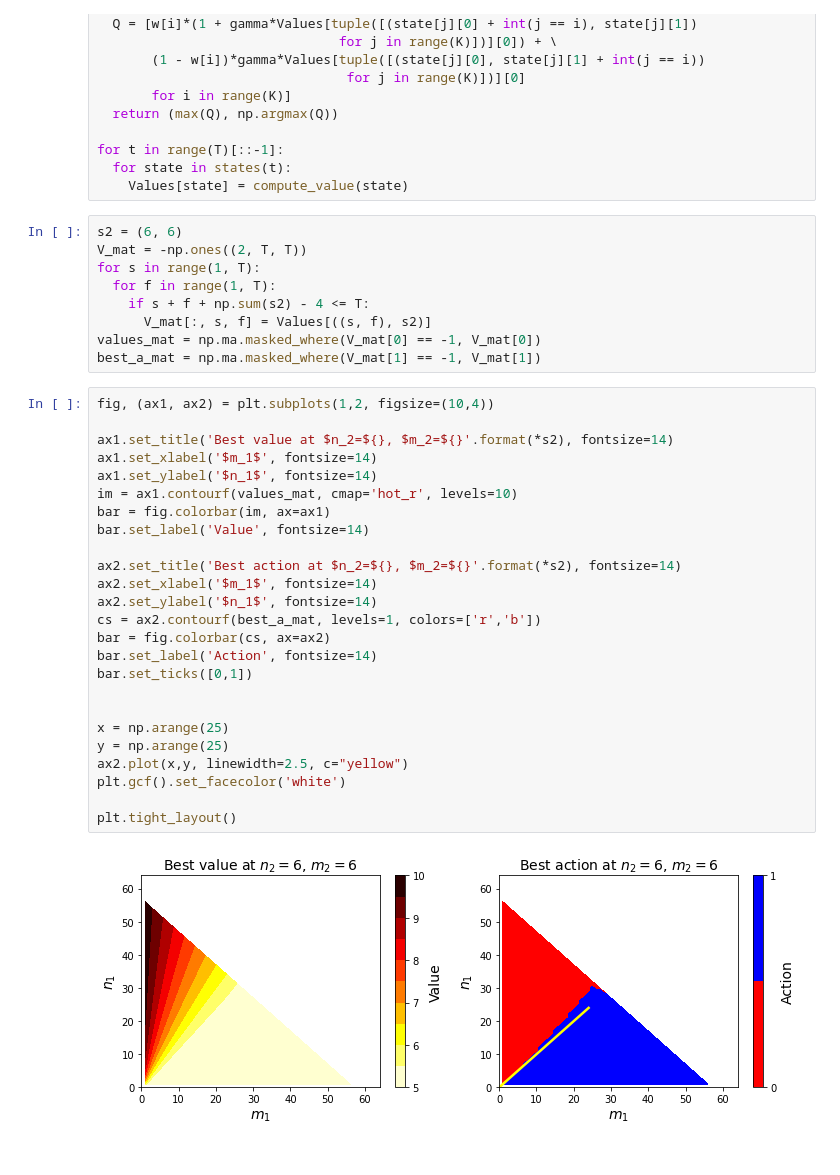
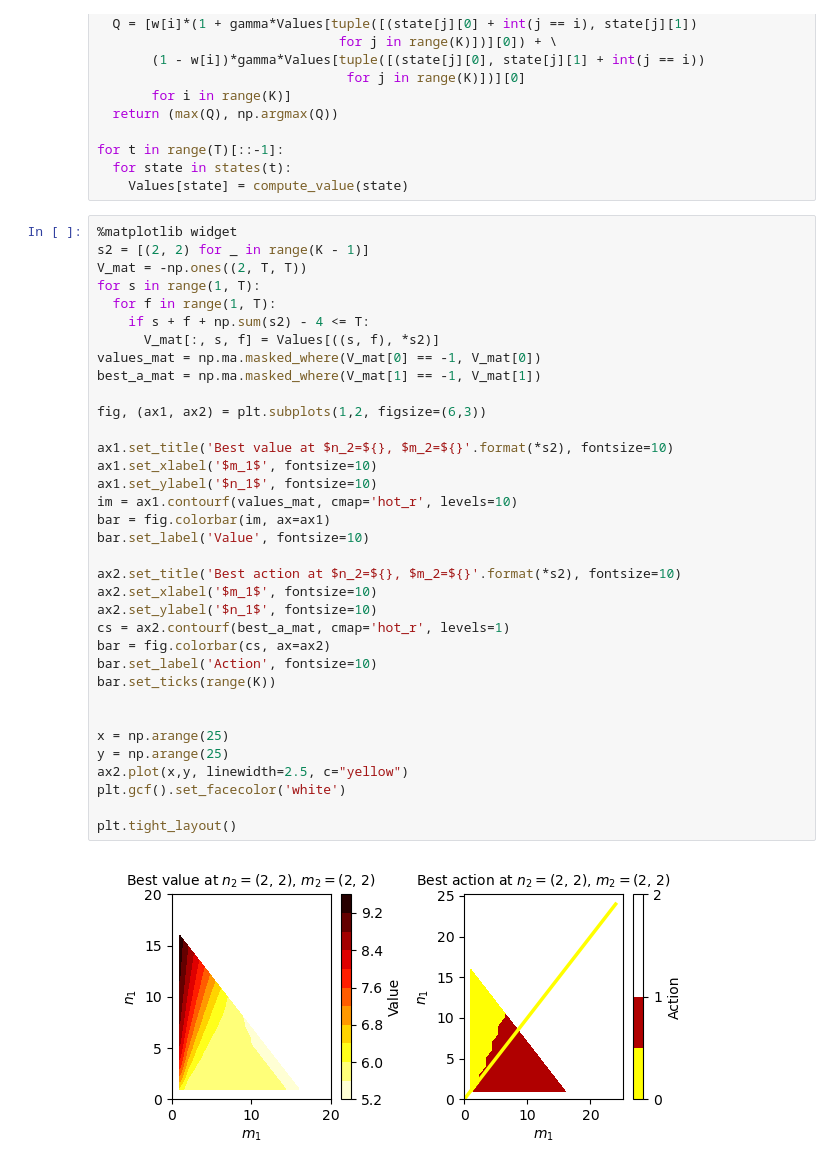
Before and after one commit to kentanaka3/ReinforcementLearningICTP, a Jupyter notebook: Project/Project.ipynb, the cells around one changed output. Cells and saved outputs as stored; diff of their text form.

```diff
--- a/Project/Project.ipynb
+++ b/Project/Project.ipynb
@@ -83,40 +110,41 @@ def compute_value(state):
 for t in range(T)[::-1]:
   for state in states(t):
     Values[state] = compute_value(state)
-# %%
-s2 = (6, 6)
-V_mat = -np.ones((2, T, T))
-for s in range(1, T):
-  for f in range(1, T):
-    if s + f + np.sum(s2) - 4 <= T:
-      V_mat[:, s, f] = Values[((s, f), s2)]
-values_mat = np.ma.masked_where(V_mat[0] == -1, V_mat[0])
-best_a_mat = np.ma.masked_where(V_mat[1] == -1, V_mat[1])
 # %%
-fig, (ax1, ax2) = plt.subplots(1,2, figsize=(10,4))
+%matplotlib widget
+s2 = [(2, 2) for _ in range(K - 1)]
+V_mat = -np.ones((2, T, T))
+for s in range(1, T):
+  for f in range(1, T):
+    if s + f + np.sum(s2) - 4 <= T:
+      V_mat[:, s, f] = Values[((s, f), *s2)]
+values_mat = np.ma.masked_where(V_mat[0] == -1, V_mat[0])
+best_a_mat = np.ma.masked_where(V_mat[1] == -1, V_mat[1])
 
-ax1.set_title('Best value at $n_2=${}, $m_2=${}'.format(*s2), fontsize=14)
-ax1.set_xlabel('$m_1$', fontsize=14)
-ax1.set_ylabel('$n_1$', fontsize=14)
+fig, (ax1, ax2) = plt.subplots(1,2, figsize=(6,3))
+
+ax1.set_title('Best value at $n_2=${}, $m_2=${}'.format(*s2), fontsize=10)
+ax1.set_xlabel('$m_1$', fontsize=10)
+ax1.set_ylabel('$n_1$', fontsize=10)
 im = ax1.contourf(values_mat, cmap='hot_r', levels=10)
 bar = fig.colorbar(im, ax=ax1)
-bar.set_label('Value', fontsize=14)
+bar.set_label('Value', fontsize=10)
 
-ax2.set_title('Best action at $n_2=${}, $m_2=${}'.format(*s2), fontsize=14)
-ax2.set_xlabel('$m_1$', fontsize=14)
-ax2.set_ylabel('$n_1$', fontsize=14)
-cs = ax2.contourf(best_a_mat, levels=1, colors=['r','b'])
+ax2.set_title('Best action at $n_2=${}, $m_2=${}'.format(*s2), fontsize=10)
+ax2.set_xlabel('$m_1$', fontsize=10)
+ax2.set_ylabel('$n_1$', fontsize=10)
+cs = ax2.contourf(best_a_mat, cmap='hot_r', levels=1)
 bar = fig.colorbar(cs, ax=ax2)
-bar.set_label('Action', fontsize=14)
-bar.set_ticks([0,1])
+bar.set_label('Action', fontsize=10)
+bar.set_ticks(range(K))
 
 
 x = np.arange(25)
 y = np.arange(25)
 ax2.plot(x,y, linewidth=2.5, c="yellow")
 plt.gcf().set_facecolor('white')
 
 plt.tight_layout()
 # %% [output]
-[figure, old version]
+[figure, new version]
 # %%
```
Also changed, not shown: parts of 9 cells of this notebook, 1 other file.
